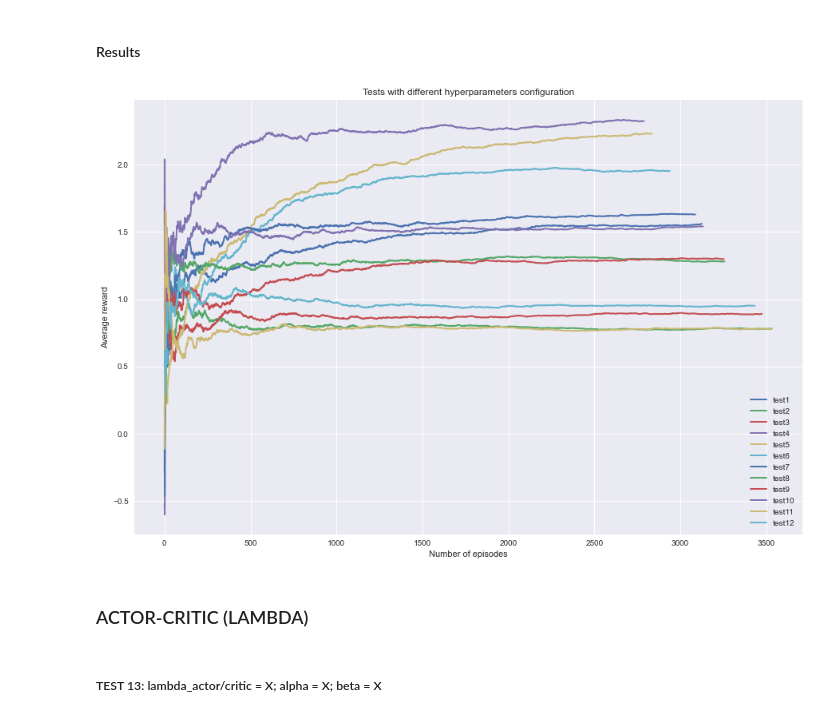
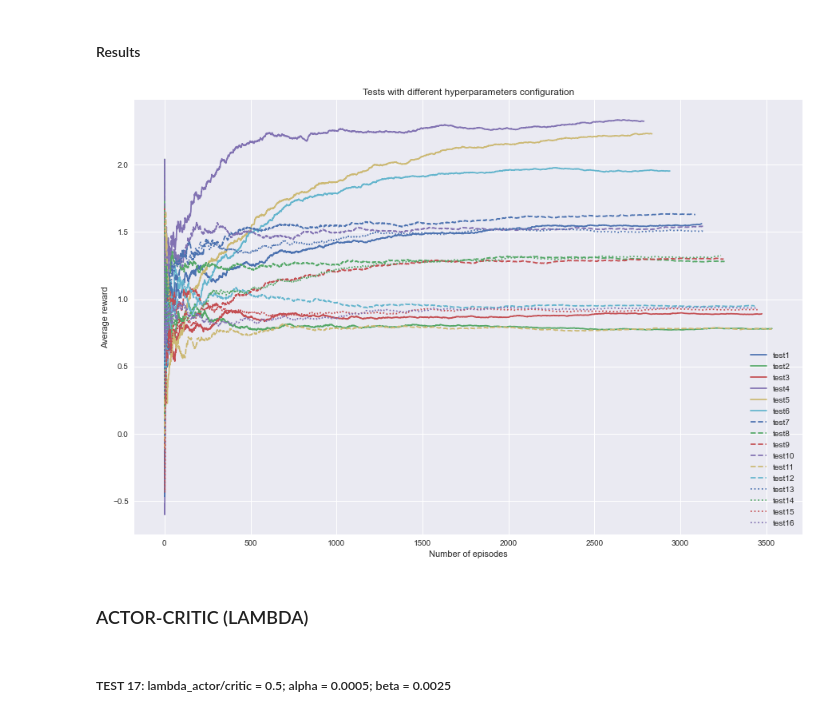
Before and after one commit to andreszpt/rl-slimevolley, a Jupyter notebook: src/classic_algorithms.ipynb, the cells around one changed output. Saved outputs shown, nothing was run; the diff lists cells and outputs as text; code cells hidden in the pictures.

```diff
--- a/src/classic_algorithms.ipynb
+++ b/src/classic_algorithms.ipynb
@@ -270,31 +373,40 @@ plot_results(slime_info.loc[:, 'rewards'], slime_info.loc[:, 'lengths'],
 # %%
 slime_avg_rews = pd.DataFrame({
     "test1": pd.read_csv(join(LOGDIR, 'classic', 'test1.csv')).loc[:, 'rewards'].expanding().mean(),
     "test2": pd.read_csv(join(LOGDIR, 'classic', 'test2.csv')).loc[:, 'rewards'].expanding().mean(),
     "test3": pd.read_csv(join(LOGDIR, 'classic', 'test3.csv')).loc[:, 'rewards'].expanding().mean(),
     "test4": pd.read_csv(join(LOGDIR, 'classic', 'test4.csv')).loc[:, 'rewards'].expanding().mean(),
     "test5": pd.read_csv(join(LOGDIR, 'classic', 'test5.csv')).loc[:, 'rewards'].expanding().mean(),
     "test6": pd.read_csv(join(LOGDIR, 'classic', 'test6.csv')).loc[:, 'rewards'].expanding().mean(),
     "test7": pd.read_csv(join(LOGDIR, 'classic', 'test7.csv')).loc[:, 'rewards'].expanding().mean(),
     "test8": pd.read_csv(join(LOGDIR, 'classic', 'test8.csv')).loc[:, 'rewards'].expanding().mean(),
     "test9": pd.read_csv(join(LOGDIR, 'classic', 'test9.csv')).loc[:, 'rewards'].expanding().mean(),
     "test10": pd.read_csv(join(LOGDIR, 'classic', 'test10.csv')).loc[:, 'rewards'].expanding().mean(),
     "test11": pd.read_csv(join(LOGDIR, 'classic', 'test11.csv')).loc[:, 'rewards'].expanding().mean(),
-    "test12": pd.read_csv(join(LOGDIR, 'classic', 'test12.csv')).loc[:, 'rewards'].expanding().mean()
+    "test12": pd.read_csv(join(LOGDIR, 'classic', 'test12.csv')).loc[:, 'rewards'].expanding().mean(),
+    "test13": pd.read_csv(join(LOGDIR, 'classic', 'test13.csv')).loc[:, 'rewards'].expanding().mean(),
+    "test14": pd.read_csv(join(LOGDIR, 'classic', 'test14.csv')).loc[:, 'rewards'].expanding().mean(),
+    "test15": pd.read_csv(join(LOGDIR, 'classic', 'test15.csv')).loc[:, 'rewards'].expanding().mean(),
+    "test16": pd.read_csv(join(LOGDIR, 'classic', 'test16.csv')).loc[:, 'rewards'].expanding().mean()
 })
 
 fig, ax = plt.subplots(figsize=(15, 10))
 
 for i in range(slime_avg_rews.shape[1]):
-    ax.plot(slime_avg_rews.iloc[:, i], linewidth=2, label='test'+str(i+1))
+    if(i<6):
+        ax.plot(slime_avg_rews.iloc[:, i], linestyle='solid', label='test'+str(i+1))
+    elif(i>=6 and i<12):
+        ax.plot(slime_avg_rews.iloc[:, i], linestyle='dashed', label='test'+str(i+1))
+    else:
+        ax.plot(slime_avg_rews.iloc[:, i], linestyle='dotted', label='test'+str(i+1))
 
 ax.legend(loc='lower right')
 ax.set_title('Tests with different hyperparameters configuration')
 ax.set_xlabel('Number of episodes')
 ax.set_ylabel('Average reward');
 # %% [output]
-[figure, old version]
+[figure, new version]
 # %% [markdown]
 ### ACTOR-CRITIC (LAMBDA)
 # %% [markdown]
-##### TEST 13: lambda_actor/critic = X; alpha = X; beta = X
+##### TEST 17: lambda_actor/critic = 0.5; alpha = 0.0005; beta = 0.0025
```
Also changed, not shown: parts of 93 cells of this notebook, 46 other files.
